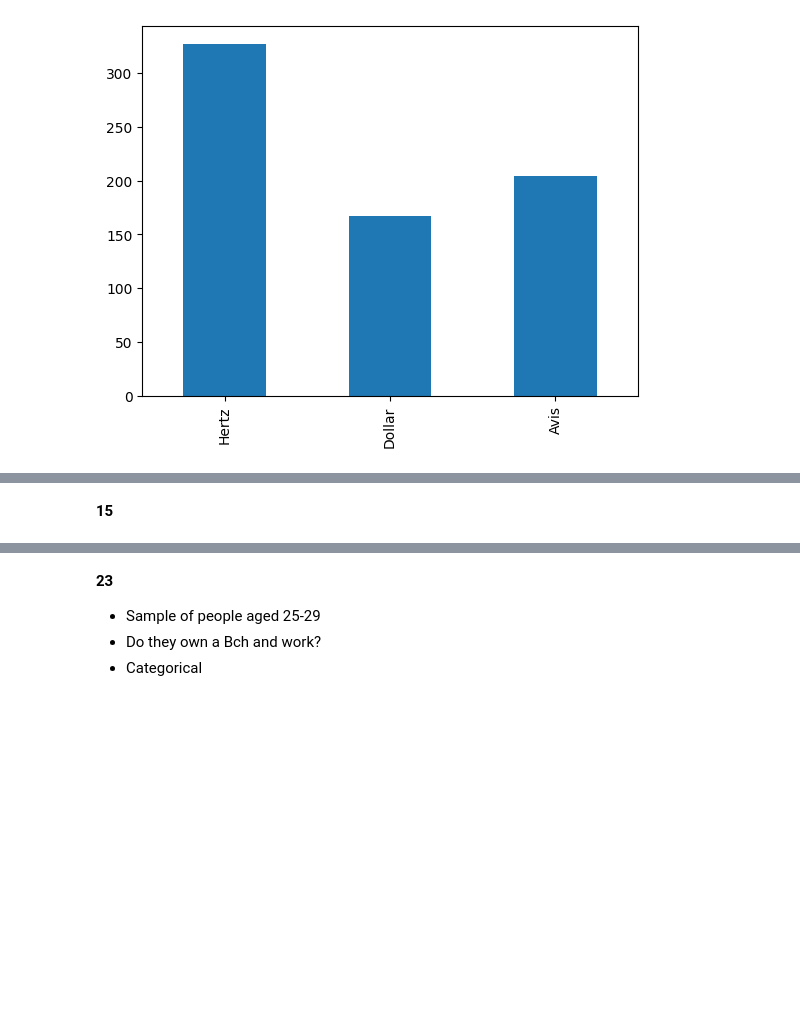
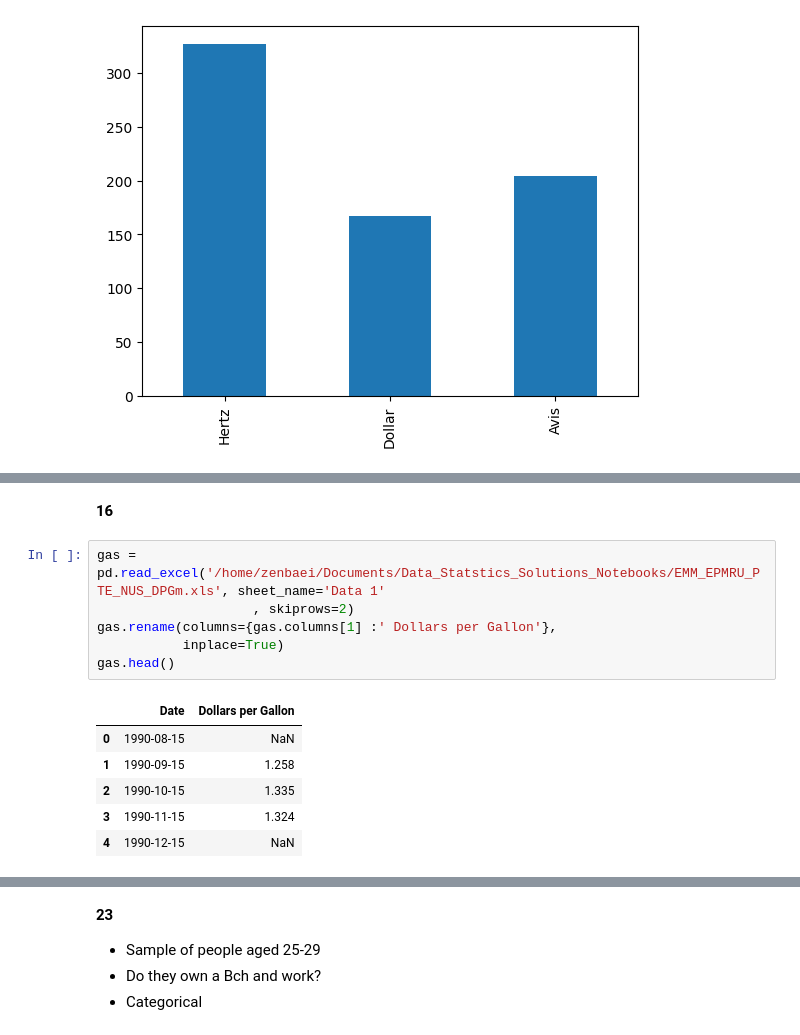
Before and after one commit to zenbaei/Data_Stats_Practice, a Jupyter notebook: Statistics_4_Business_Solutions.ipynb, the cells around one changed output, grey strips where cells are left out. Saved outputs shown, nothing was run; the diff lists cells and outputs as text; blank space fills up the shorter version.

```diff
--- a/Statistics_4_Business_Solutions.ipynb
+++ b/Statistics_4_Business_Solutions.ipynb
@@ -252,2 +255,15 @@ companies.loc['2007'].plot.bar()
 # %% [markdown]
-**15**
+**16**
+# %%
+gas = pd.read_excel('/home/zenbaei/Documents/Data_Statstics_Solutions_Notebooks/EMM_EPMRU_PTE_NUS_DPGm.xls', sheet_name='Data 1'
+                    , skiprows=2)
+gas.rename(columns={gas.columns[1] :' Dollars per Gallon'},
+           inplace=True)
+gas.head()
+# %% [output]
+|  | Date | Dollars per Gallon |
+| 0 | 1990-08-15 | NaN |
+| 1 | 1990-09-15 | 1.258 |
+| 2 | 1990-10-15 | 1.335 |
+| 3 | 1990-11-15 | 1.324 |
+| 4 | 1990-12-15 | NaN |
```
Also changed, not shown: parts of 4 cells of this notebook, 1 other file.
